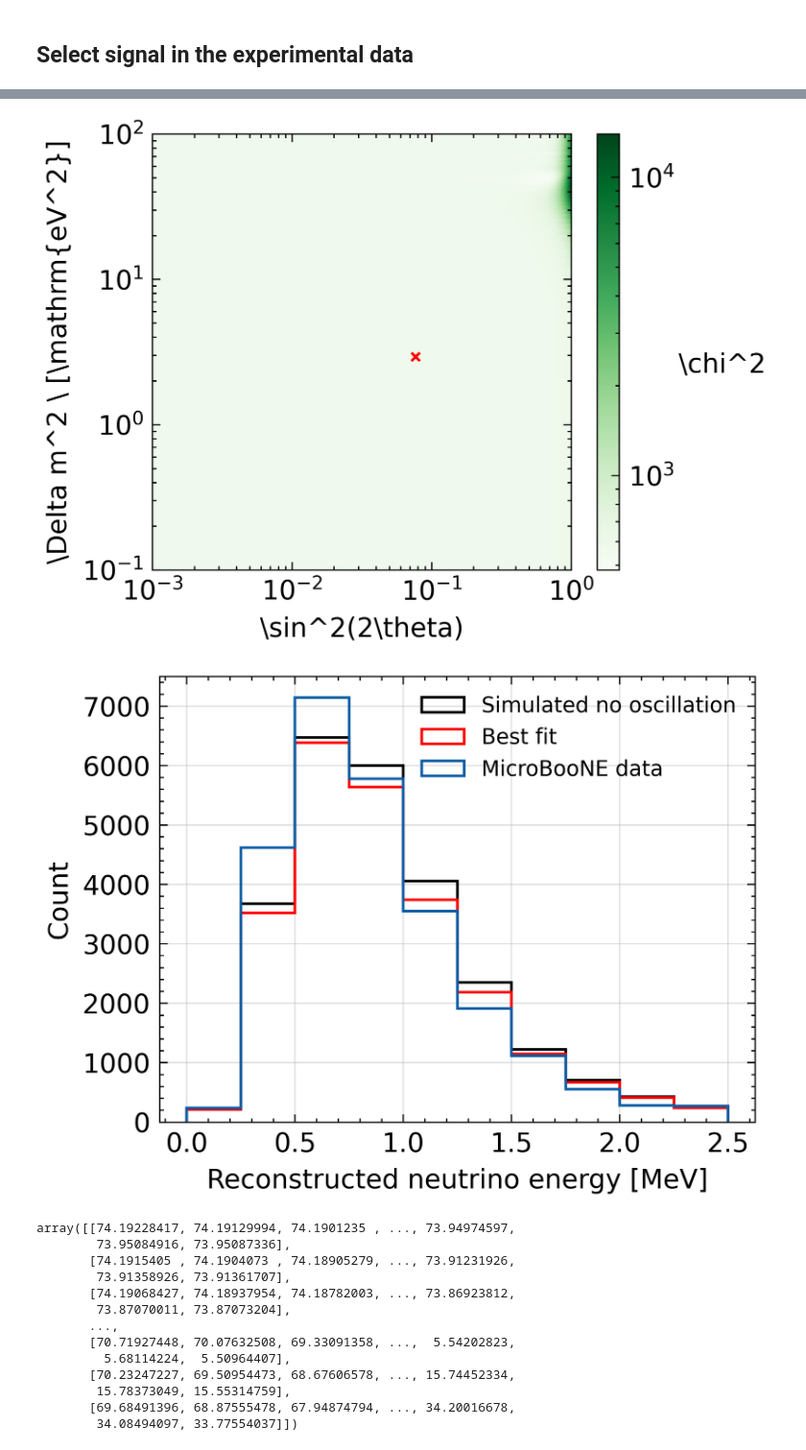
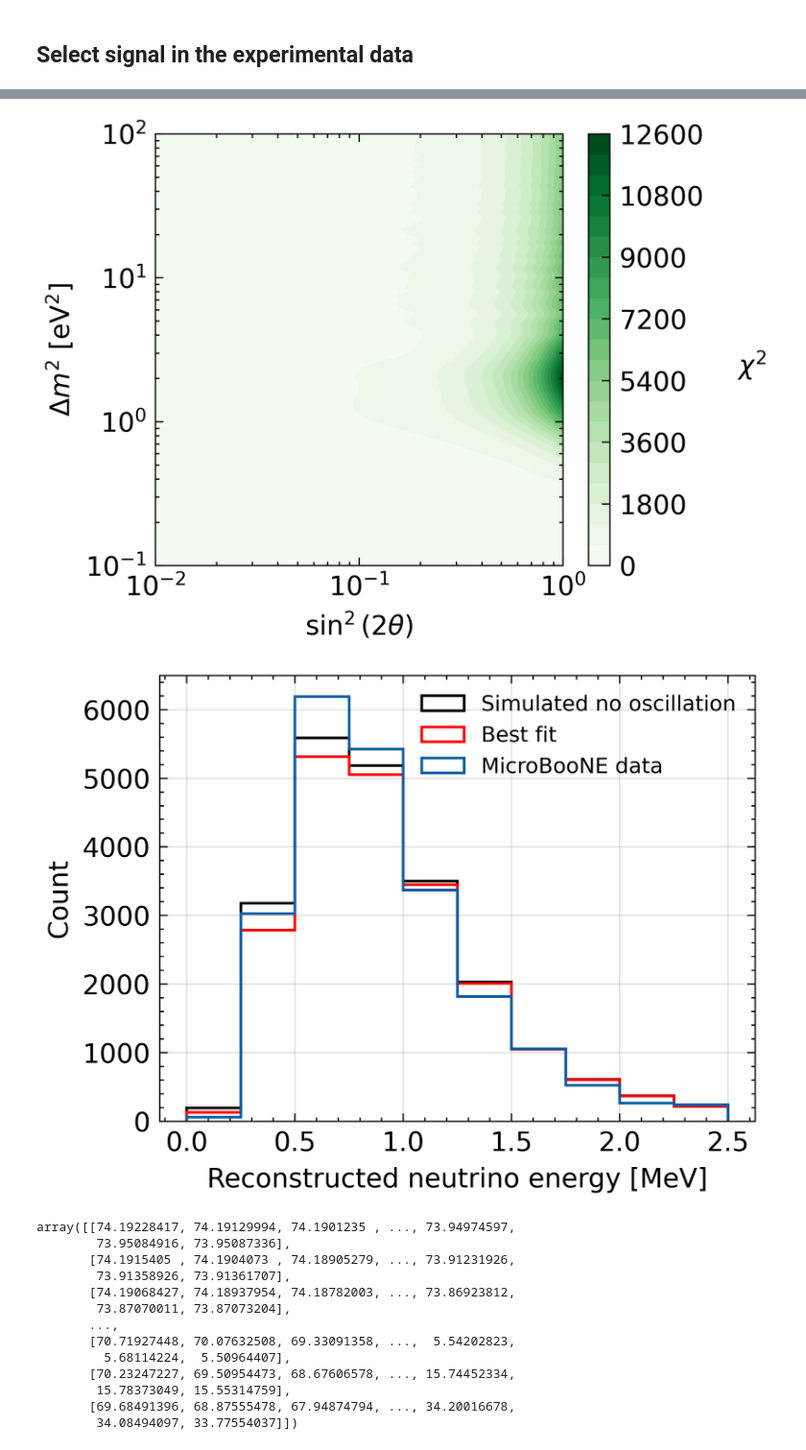
Before and after one commit to wnguyen1312/Neutrino-Oscillation, a Jupyter notebook: notebooks/ML Selection_Linh.ipynb, the cells around one changed output, grey strips where cells are left out. Shown at 96% size. Drawn from its saved outputs; the diff is of its cells as text; code cells hidden in the pictures.

```diff
--- a/notebooks/ML Selection_Linh.ipynb
+++ b/notebooks/ML Selection_Linh.ipynb
@@ -424,8 +418,8 @@ array([ 126.04652157, 2163.76467936, 3495.1166192 , 3653.00074246,
 # -----------------------------------
 # Parameter grid
 # -----------------------------------
-sin2_grid = np.logspace(-2, 0, 50)
-dm2_grid = np.logspace(-1, 2, 200)
+sin2_grid = np.logspace(-2, 0, 100)
+dm2_grid = np.logspace(-1, 2, 100)
 
 chi2_map = np.zeros((len(sin2_grid), len(dm2_grid)))
 
@@ -442,7 +436,7 @@ for i, s in enumerate(sin2_grid):
                                      weights=no_osc_weight * P)
         model = model_full[valid]
 
-        chi2 = np.sum(((exp_fit - model) / unc)**2)
+        chi2 = np.sum(((exp_fit - model) / sigma)**2)
         chi2_map[i, j] = chi2
 
         if chi2 < best_chi2:
@@ -632,8 +523,8 @@ for col in features:
 exp_pass = data_exp[data_exp['Total energy'] < 10].copy()
 exp_pass['ML_score'] = model.predict_proba(exp_pass[features])[:, 1]
 
-signal_exp = exp_pass[exp_pass['ML_score'] > 0.5]
-background_exp = exp_pass[exp_pass['ML_score'] <= 0.5]
+signal_exp = exp_pass[exp_pass['ML_score'] > 0.7]
+background_exp = exp_pass[exp_pass['ML_score'] <= 0.7]
 
 print(len(signal_exp), len(background_exp))
 # %% [output]
@@ -668,8 +559,8 @@ sigma = np.sqrt(exp_count)
 # -----------------------------------
 # Parameter grid
 # -----------------------------------
-sin2_grid = np.logspace(-3, 0, 200)
-dm2_grid = np.logspace(-1, 2, 50)
+sin2_grid = np.logspace(-2, 0, 100)
+dm2_grid = np.logspace(-1, 2, 100)
 
 chi2_map = np.zeros((len(sin2_grid), len(dm2_grid)))
 
@@ -684,9 +575,8 @@ for i, s in enumerate(sin2_grid):
         P = calculate_prob(s, d, 0.47, no_osc_energy)
         model_full, _ = np.histogram(no_osc_energy, bins=E_bin,
                                      weights=no_osc_weight * scale * P)
-        model = model_full[valid]
 
-        chi2 = np.sum(((exp_count - model) / sigma)**2)
+        chi2 = np.sum(((exp_count - model_full[valid]) / sigma)**2)
         chi2_map[i, j] = chi2
 
         if chi2 < best_chi2:
@@ -713,44 +603,49 @@ Reduced: 60.211275246287
 # %%
 # -----------------------------------
 # Plot chi2 map
 # -----------------------------------
 plt.figure(dpi=600, figsize=(4,3))
 
-extent = [sin2_grid[0], sin2_grid[-1], dm2_grid[0], dm2_grid[-1]]
-plt.imshow(chi2_map.T, origin='lower', aspect='auto',
-           extent=extent, cmap='Greens', norm=LogNorm())
-cbar = plt.colorbar()
-cbar.set_label(r'\chi^2', labelpad=18, rotation = 0)
-plt.scatter(sin2_best, dm2_best, color='red', s=10, marker='x')
-plt.ylabel(r'\Delta m^2 \ [\mathrm{eV^2}]')
-plt.xlabel(r'\sin^2(2\theta)')
+X, Y = np.meshgrid(sin2_grid, dm2_grid, indexing='ij')
+
+cs = plt.contourf(
+    X, Y, chi2_map,
+    levels=20,
+    cmap='Greens')
+
+cbar = plt.colorbar(cs)
+cbar.set_label(r'$\chi^2$', labelpad=18, rotation=0)
+plt.xlabel(r'$\sin^2(2\theta)$')
+plt.ylabel(r'$\Delta m^2\ [\mathrm{eV}^2]$')
+plt.xscale('log')
 plt.yscale('log')
-plt.xscale('log')
+
 plt.tight_layout()
 plt.show()
+
 
 # -----------------------------------
 # Plot histograms
 # -----------------------------------
 plt.figure(dpi=600, figsize=(4,3))
 ax1 = plt.gca()
 
 ax1.hist(no_osc_energy, bins=E_bin, weights=no_osc_weight*scale,
          histtype='step', color='black', label='Simulated no oscillation')
 ax1.hist(no_osc_energy, bins=E_bin,
          weights=no_osc_weight * scale * P_best,
          histtype='step', color='red', label='Best fit')
 ax1.hist(signal_exp['Total energy'], bins=E_bin, histtype='step', label='MicroBooNE data')
 
 ax1.set_xlabel('Reconstructed neutrino energy [MeV]')
 ax1.set_ylabel('Count')
 ax1.legend(fontsize=8)
 ax1.grid(alpha=0.4)
 plt.tight_layout()
 plt.show()
 # %% [output]
-[figure, old version]
+[figure, new version]
-[figure, old version]
+[figure, new version]
 # %%
 chi2_map
 # %% [output]
```
Also changed, not shown: parts of 14 cells of this notebook.
